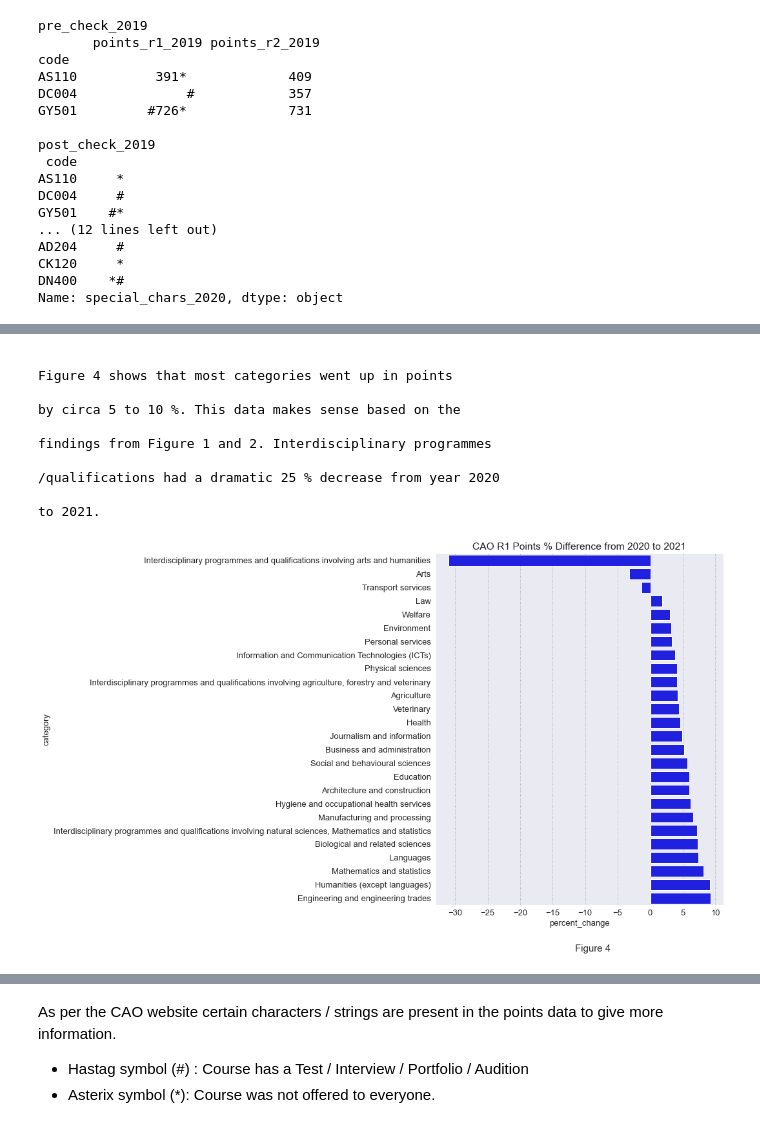
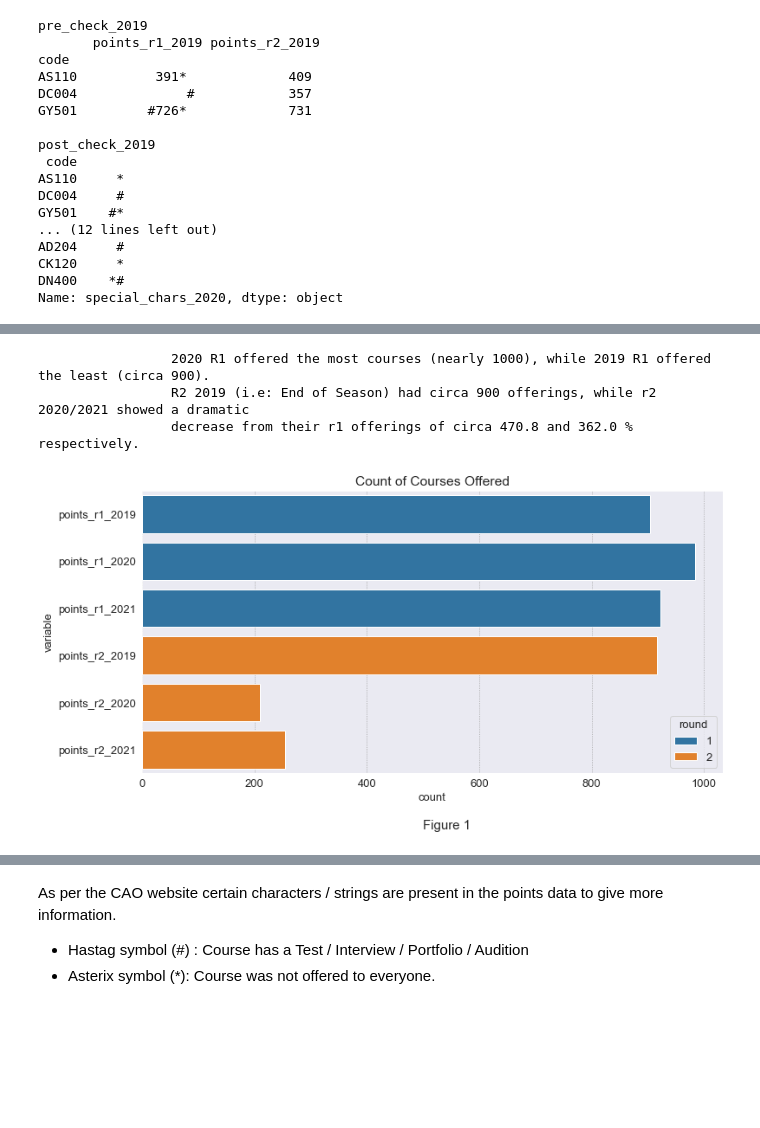
Before and after one commit to CiaranMoran27/playing_with_jupyter, a Jupyter notebook: cao.ipynb, the cells around one changed output, grey strips where cells are left out. Cells and saved outputs as stored; diff of their text form; code cells hidden in the pictures; blank space fills up the shorter version.

```diff
--- a/cao.ipynb
+++ b/cao.ipynb
@@ -452,11 +500,22 @@ Name: special_chars_2020, dtype: object
 # %%
+### Convert Point Columns To Numeric
+
 # remove special chars from 2021 and 2019 point cols
 for col in all_courses.columns:
     if col in ['points_r1_2019', 'points_r2_2019','points_r1_2021', 'points_r2_2021']:
-        all_courses[col] = all_courses[col].str.replace('#+matric', '', regex = True).str.replace('\*', '', regex = True).str.replace('#', '', regex = True).str.strip()
+        all_courses[col] = all_courses[col].str.replace('#+matric', '', regex = True).str.replace('\*', '', regex =
+        True).str.replace('#', '', regex = True).str.strip()
+
     else:
         pass
-    all_courses.to_csv('after parse.csv')
-    # conver all cols to numeric, cast erros as NaN
+
+    # convert all cols to numeric, cast erros as NaN
     if 'points' in col:
         all_courses[col]  = pd.to_numeric(all_courses[col], errors = 'coerce')
+# %%
+# drop un-needed cols
+cols_for_drop = ['*r1_2020', '*r2_2020', '#Test/Interview2020']
+all_courses.drop(cols_for_drop, inplace = True, axis = 1)
+
+# write final df to disc before plotting
+all_courses.to_csv('data/cao_all_years_final.csv')
@@ -590,23 +551,33 @@ category_r1_comparison.head(5)
-# %%
-fig, ax = plt.subplots(figsize = (8, 10))
-
-# sort points ascending
-category_r1_comparison.sort_values(by = 'percent_change', inplace = True)
-
-ax = sns.barplot(data = category_r1_comparison, x = 'percent_change', y = category_r1_comparison.index, color = 'b')
-plt.figtext(0.5, 0.025, 'Figure 4', wrap = True, fontsize = 15)
-ax.set_title('CAO R1 Points % Difference from 2020 to 2021');
-
-string_spacer = [' ' * 90 for i in range(5)]
-print('\n{}Figure 4 shows that most categories went up in points\n\
-{}by circa 5 to 10 %. This data makes sense based on the \n\
-{}findings from Figure 1 and 2. Interdisciplinary programmes\n\
-{}/qualifications had a dramatic 25 % decrease from year 2020\n\
-{}to 2021.\n'.format(*string_spacer))
-# %% [output]
-                                                                                          Figure 4 shows that most categories went up in points
-                                                                                          by circa 5 to 10 %. This data makes sense based on the
-                                                                                          findings from Figure 1 and 2. Interdisciplinary programmes
-                                                                                          /qualifications had a dramatic 25 % decrease from year 2020
-                                                                                          to 2021.
-[figure, removed]
+# %%
+
+fig, ax = plt.subplots(figsize = (12, 6), sharex = True)
+plt.figtext(0.5, -0.025, 'Figure 1', wrap = True, fontsize = 15)
+ax.set_title('Count of Courses Offered')
+
+# add col to distinguish between r1 and r2 for hue of countplot
+melted_df['round'] = np.where(melted_df['variable'].str.contains('r1|Mid'), '1',
+                       np.where(melted_df['variable'].str.contains('r2|EOS'), '2', '0'))
+
+# remove null values
+melted_no_null = melted_df[melted_df['value'].notnull()]
+
+# plot count of courses and use 'round' col to set hue, also set dodge to true to shift nested hue elements along axis
+plot = sns.countplot(data = melted_no_null, y = 'variable', hue = 'round', dodge  = False);
+
+# calculate percent change between r1 and r1 counts for 2021 and 2021 years
+comparison_2020 = (melted_no_null['variable'].value_counts()['points_r1_2020'] /
+                   melted_no_null['variable'].value_counts()['points_r2_2020']) * 100
+
+comparison_2021 = (melted_no_null['variable'].value_counts()['points_r1_2021'] /
+                   melted_no_null['variable'].value_counts()['points_r2_2021']) * 100
+
+spacer = ' ' * 17
+print('\n{}2020 R1 offered the most courses (nearly 1000), while 2019 R1 offered the least (circa 900).\n\
+{}R2 2019 (i.e: End of Season) had circa 900 offerings, while r2 2020/2021 showed a dramatic\n\
+{}decrease from their r1 offerings of circa {} and {} % respectively.\n\
+{}\n'.format(spacer, spacer, spacer,round(comparison_2020, 1), round(comparison_2021, 1), spacer))
+# %% [output]
+                 2020 R1 offered the most courses (nearly 1000), while 2019 R1 offered the least (circa 900).
+                 R2 2019 (i.e: End of Season) had circa 900 offerings, while r2 2020/2021 showed a dramatic
+                 decrease from their r1 offerings of circa 470.8 and 362.0 % respectively.
+[figure, added]
```
Also changed, not shown: parts of 61 cells of this notebook, 19 other files.
